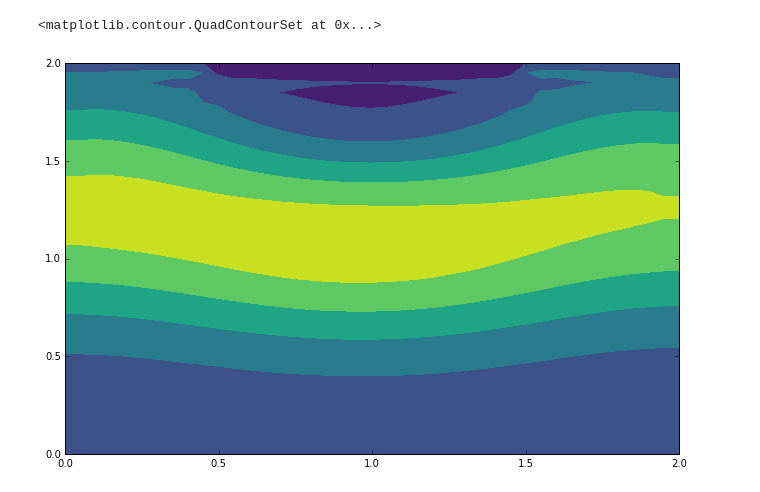
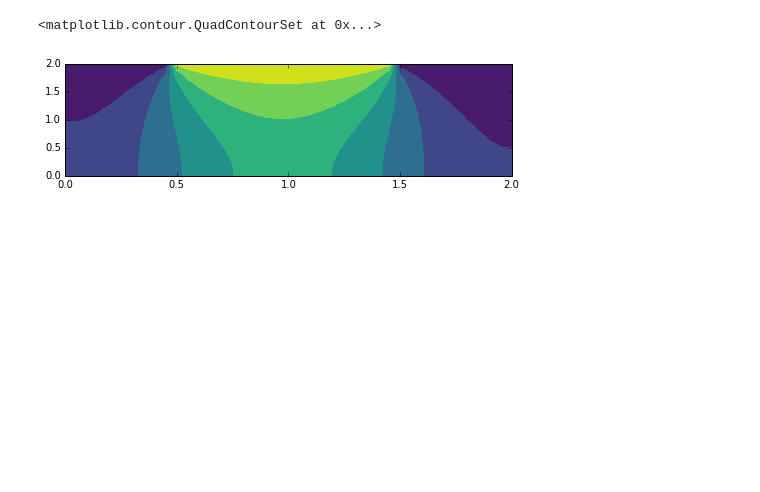
Before and after one commit to numerical-mooc/assignment-bank-2016, a Jupyter notebook: morrill/testing_from_numba_lessons.ipynb, the cells around one changed output. Cells and saved outputs as stored; diff of their text form; code cells hidden in the pictures; blank space fills up the shorter version.

```diff
--- a/morrill/testing_from_numba_lessons.ipynb
+++ b/morrill/testing_from_numba_lessons.ipynb
@@ -28,3 +23,14 @@ b = numpy.zeros((ny, nx))
+# %%
+# function for creating initial conditions
+def init_arrays():
+    u = numpy.zeros((ny, nx))
+    v = numpy.zeros((ny, nx))
+    p = numpy.zeros((ny, nx))
+    b = numpy.zeros((ny, nx))
+    pt = numpy.ndarray((nt,ny,nx))
+
+    p[-1, 10:31] = 100 # beginning pressure pulse
+    return u, v, p, b, pt
 # %%
 def build_up_b(b, rho, dt, u, v, dx, dy):
 
@@ -38,11 +44,12 @@ def build_up_b(b, rho, dt, u, v, dx, dy):
 
     return b
 # %%
-def pressure_poisson(p, dx, dy, b, nt):
+def pressure_poisson(p, dx, dy, b, nt, l2_target):
     pn = numpy.empty_like(p)
     pn = p.copy()
-
-    for q in range(nit):
+    iter_diff = l2_target + 1
+    n = 0
+    while iter_diff > l2_target:
         pn = p.copy()
         p[1:-1, 1:-1] = (((pn[1:-1, 2:] + pn[1:-1, 0:-2]) * dy**2 +
                           (pn[2:, 1:-1] + pn[0:-2, 1:-1]) * dx**2) /
@@ -53,16 +60,20 @@ def pressure_poisson(p, dx, dy, b, nt):
         p[:, -1] = p[:, -2] ##dp/dy = 0 at x = 2
         p[0, :] = p[1, :]  ##dp/dy = 0 at y = 0
         p[:, 0] = p[:, 1]    ##dp/dx = 0 at x = 0
-        if nt%100 == 0:
-            p[-1, 10:31] = 100        ##p = 10 at y = 2, nt = 0, every 100 time steps
+        # driving periodic pressure boundary condition
+        if nt == 0: #nt%100 == 0:
+            p[-1, 10:31] = 100 #p = 100 at y = 2, nt = 0, and every 100 time steps
             p[-1, :10] = 0
             p[-1, 30:] = 0
         else:
-            p[-1, :] = 0        ##p = 0 at y = 2 all other time steps
+            p[-1, :] = 0       #p = 0 at y = 2 all other time steps
 
+        if n%10==0:
+            iter_diff = numpy.sqrt(numpy.sum((p - pn)**2)/numpy.sum(pn**2))
+        n += 1
     return p
 # %%
-def ink_channel_flow(nt, u, v, dt, dx, dy, p, ptime, rho, nu):
+def ink_channel_flow(nt, u, v, dt, dx, dy, p, pt, rho, nu):
     un = numpy.empty_like(u)
     vn = numpy.empty_like(v)
     b = numpy.zeros((ny, nx))
@@ -72,7 +83,7 @@ def ink_channel_flow(nt, u, v, dt, dx, dy, p, ptime, rho, nu):
         vn = v.copy()
 
         b = build_up_b(b, rho, dt, u, v, dx, dy)
-        p = pressure_poisson(p, dx, dy, b, n)
+        p = pressure_poisson(p, dx, dy, b, n, l2_target)
         pt[n] = p.copy()
 
         u[1:-1, 1:-1] = (un[1:-1, 1:-1]-
@@ -109,17 +120,13 @@ def ink_channel_flow(nt, u, v, dt, dx, dy, p, ptime, rho, nu):
 
     return u, v, p, pt
 # %%
-u = numpy.zeros((ny, nx))
-v = numpy.zeros((ny, nx))
-p = numpy.zeros((ny, nx))
-b = numpy.zeros((ny, nx))
-pt = numpy.ndarray((nt,ny,nx))
-u, v, p, pt = ink_channel_flow(nt, u, v, dt, dx, dy, p, p, rho, nu)
+u, v, p, b, pt = init_arrays()
+u, v, p, pt = ink_channel_flow(nt, u, v, dt, dx, dy, p, pt, rho, nu)
 # %%
-fig = pyplot.figure(figsize=(11,7), dpi=100)
+fig = pyplot.figure(figsize=(8,2), dpi=100)
 # plotting the pressure field as a contour
-pyplot.contourf(X, Y, pt[4], cmap=cm.viridis)
+pyplot.contourf(X, Y, pt[0], cmap=cm.viridis)
 # %% [output]
 <matplotlib.contour.QuadContourSet at 0x...>
-[figure, old version]
+[figure, new version]
 # %%
```
Also changed, not shown: parts of 6 cells of this notebook.
